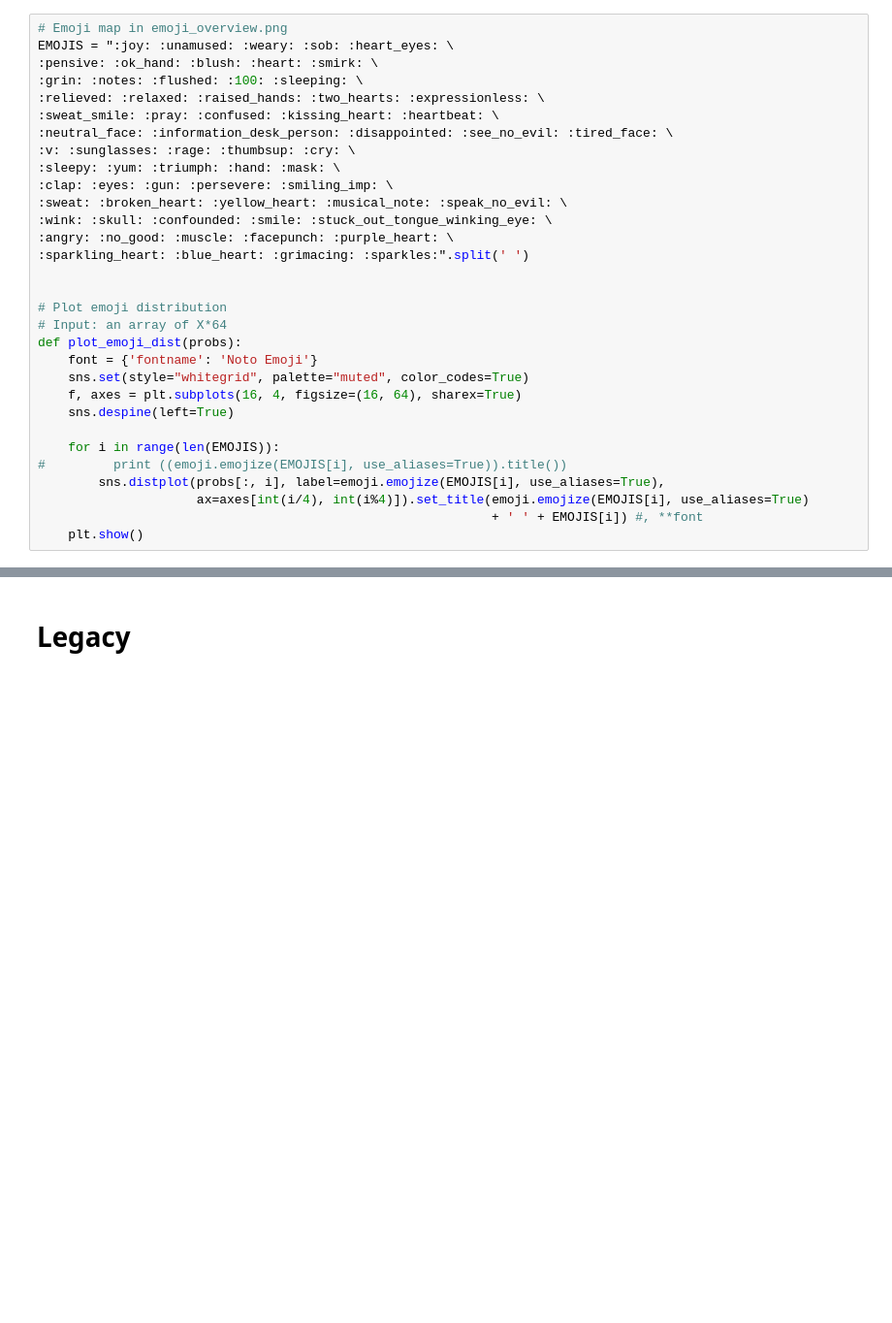
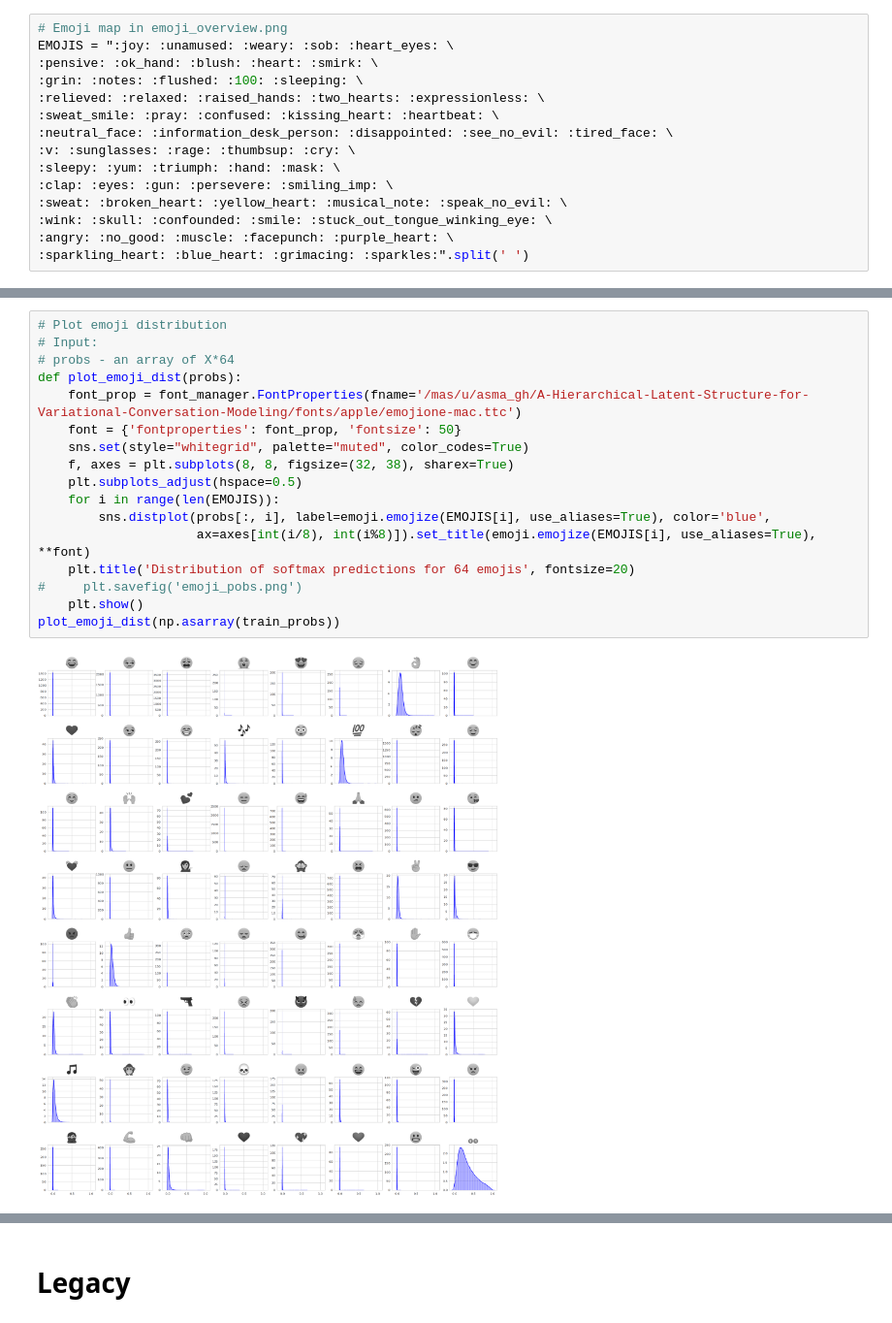
Before and after one commit to natashamjaques/A-Hierarchical-Latent-Structure-for-Variational-Conversation-Modeling, a Jupyter notebook: exploratory_analyses.ipynb, the cells around one changed output, grey strips where cells are left out. Shown at 97% size. Saved outputs shown, nothing was run; the diff lists cells and outputs as text; blank space fills up the shorter version.

Commit message:
updating plotting emojis + more exploratory figures

```diff
--- a/exploratory_analyses.ipynb
+++ b/exploratory_analyses.ipynb
@@ -20,19 +53,3 @@ EMOJIS = ":joy: :unamused: :weary: :sob: :heart_eyes: \
 :wink: :skull: :confounded: :smile: :stuck_out_tongue_winking_eye: \
 :angry: :no_good: :muscle: :facepunch: :purple_heart: \
 :sparkling_heart: :blue_heart: :grimacing: :sparkles:".split(' ')
-
-
-# Plot emoji distribution
-# Input: an array of X*64
-def plot_emoji_dist(probs):
-    font = {'fontname': 'Noto Emoji'}
-    sns.set(style="whitegrid", palette="muted", color_codes=True)
-    f, axes = plt.subplots(16, 4, figsize=(16, 64), sharex=True)
-    sns.despine(left=True)
-
-    for i in range(len(EMOJIS)):
-#         print ((emoji.emojize(EMOJIS[i], use_aliases=True)).title())
-        sns.distplot(probs[:, i], label=emoji.emojize(EMOJIS[i], use_aliases=True),
-                     ax=axes[int(i/4), int(i%4)]).set_title(emoji.emojize(EMOJIS[i], use_aliases=True)
-                                                            + ' ' + EMOJIS[i]) #, **font
-    plt.show()
@@ -51,0 +58,19 @@ plot_emoji_dist (np.asarray(train_probs))
+# %%
+# Plot emoji distribution
+# Input:
+# probs - an array of X*64
+def plot_emoji_dist(probs):
+    font_prop = font_manager.FontProperties(fname='/mas/u/asma_gh/A-Hierarchical-Latent-Structure-for-Variational-Conversation-Modeling/fonts/apple/emojione-mac.ttc')
+    font = {'fontproperties': font_prop, 'fontsize': 50}
+    sns.set(style="whitegrid", palette="muted", color_codes=True)
+    f, axes = plt.subplots(8, 8, figsize=(32, 38), sharex=True)
+    plt.subplots_adjust(hspace=0.5)
+    for i in range(len(EMOJIS)):
+        sns.distplot(probs[:, i], label=emoji.emojize(EMOJIS[i], use_aliases=True), color='blue',
+                     ax=axes[int(i/8), int(i%8)]).set_title(emoji.emojize(EMOJIS[i], use_aliases=True), **font)
+    plt.title('Distribution of softmax predictions for 64 emojis', fontsize=20)
+#     plt.savefig('emoji_pobs.png')
+    plt.show()
+plot_emoji_dist(np.asarray(train_probs))
+# %% [output]
+[figure, added]
```
Also changed, not shown: parts of 15 cells of this notebook.
